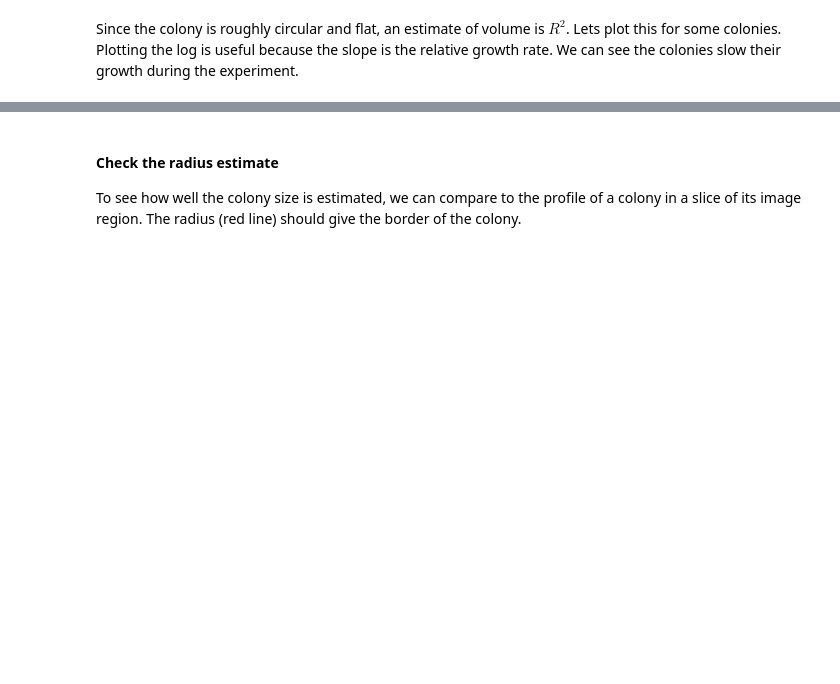
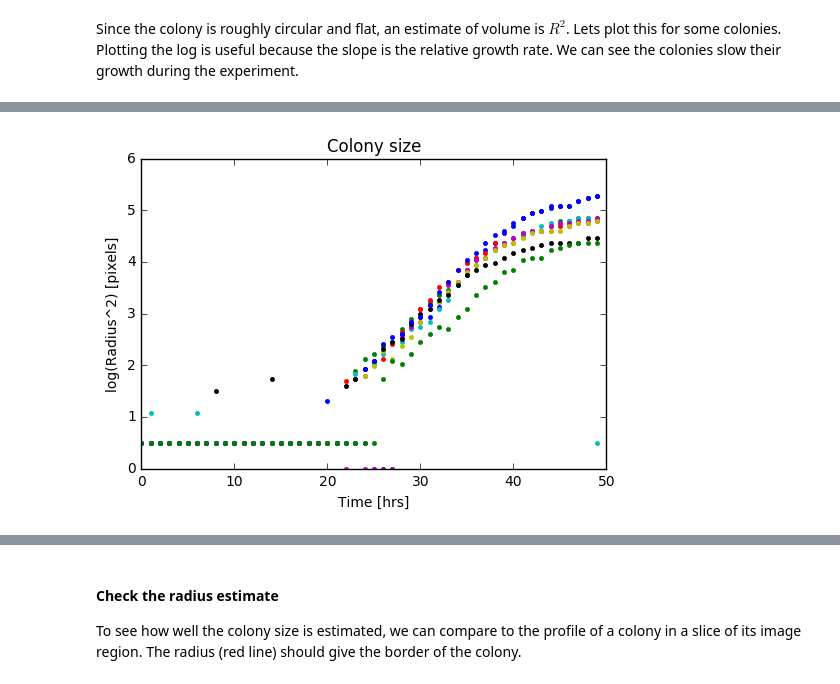
Before and after one commit to RudgeLab/FluoPi, a Jupyter notebook: Examples/Colony_size_and_fluo_full.ipynb, the cells around one changed output, grey strips where cells are left out. Drawn from its saved outputs; the diff is of its cells as text; code cells hidden in the pictures; blank space fills up the shorter version.

```diff
--- a/Examples/Colony_size_and_fluo_full.ipynb
+++ b/Examples/Colony_size_and_fluo_full.ipynb
@@ -229,6 +229,6 @@ R_frame=frame_colony_size(ACRois,Cols,0.28)
 import time
 
 start = time.time()
-R_frame2=frame_colony_size(ACRois,NC,0.45)
+R_frame2=fluopi.frame_colony_size(ACRois,Cols, 0.45)
 end = time.time()
 print((str((end - start)/60))+' minutes')
@@ -263,3 +268,5 @@ print('Each line correspond to one colony')
 # %%
-plot_growth2(R_frame2,T)
+fluopi.plot_growth(R_frame2, Cols, T)
+# %% [output]
+[figure, added]
 # %%
```
Also changed, not shown: parts of 36 cells of this notebook, 8 other files.
